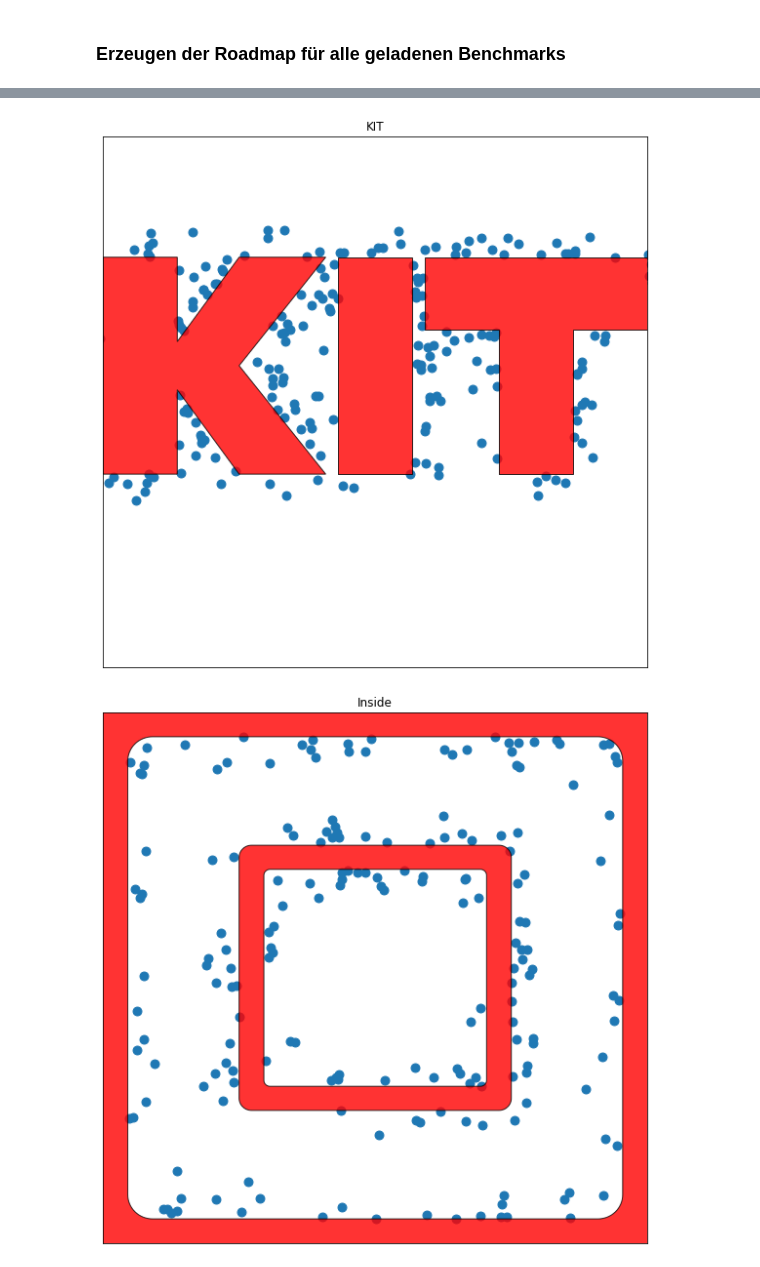
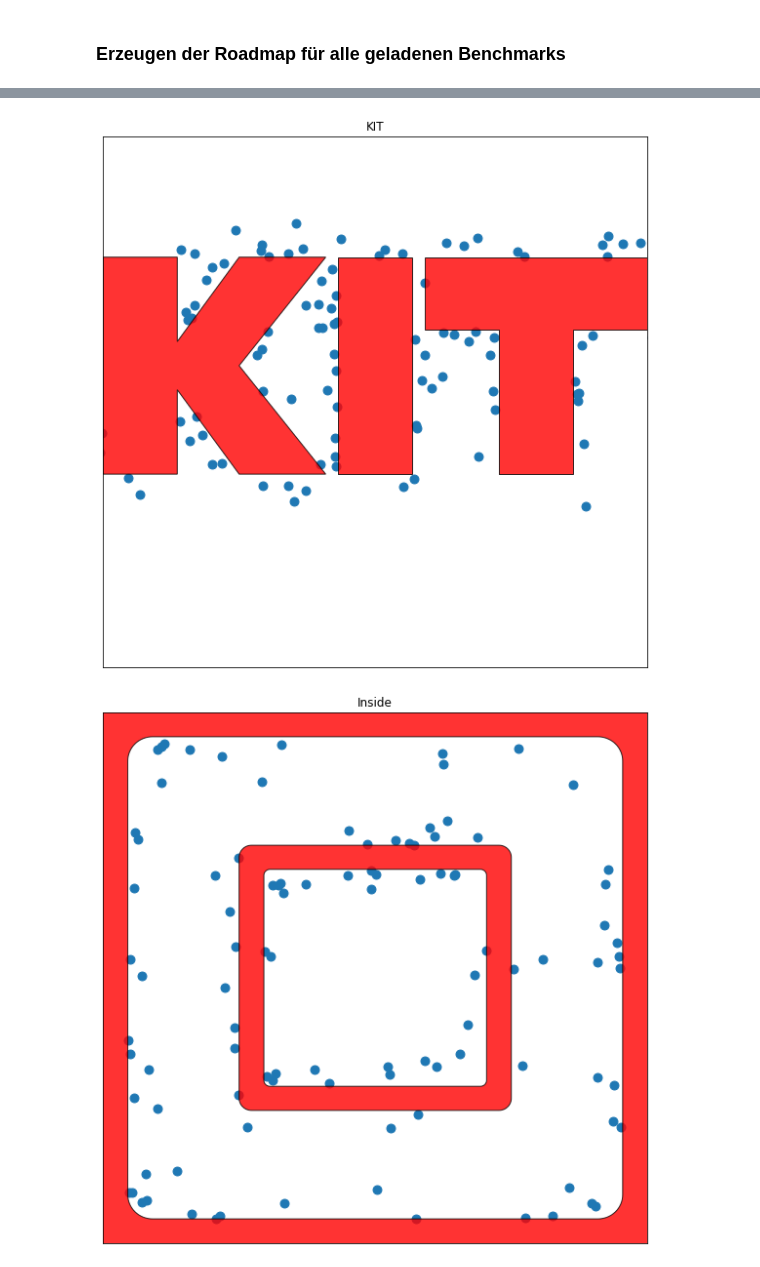
Before and after one commit to Keypos/Roboterprogrammierung_Projektarbeit, a Jupyter notebook: Aufgabe2_Gaus_Benchmark.ipynb, the cells around one changed output, grey strips where cells are left out. Cells and saved outputs as stored; diff of their text form; code cells hidden in the pictures.

Commit message:
Aufgabe 2 Bridge und Gauß numNodes auf 100 geändert

```diff
--- a/Aufgabe2_Gaus_Benchmark.ipynb
+++ b/Aufgabe2_Gaus_Benchmark.ipynb
@@ -240,7 +240,7 @@ for benchmark in temp_list:
         collChecker = benchmark.collisionChecker
         G = nx.Graph()
         radius = 3.0
-        numNodes = 200
+        numNodes = 100
 
         IPPerfMonitor.clearData()
         learnRoadmapNearestNeighbour(G, dim, radius, numNodes, collChecker)
@@ -292,2 +303,2 @@ Failed No path between start and goal.
-[figure, old version]
+[figure, new version]
-[figure, old version]
+[figure, new version]
```
Also changed, not shown: parts of 3 cells of this notebook, 1 other file.
